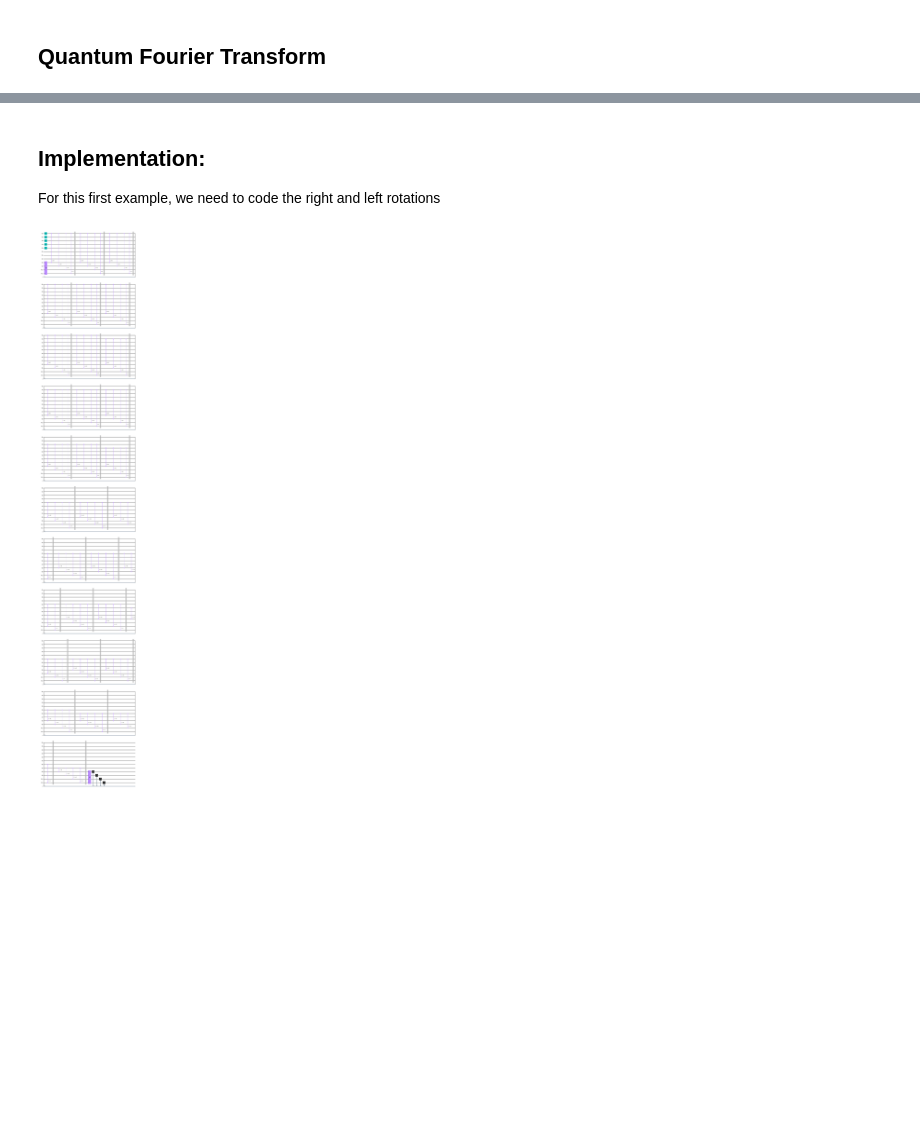
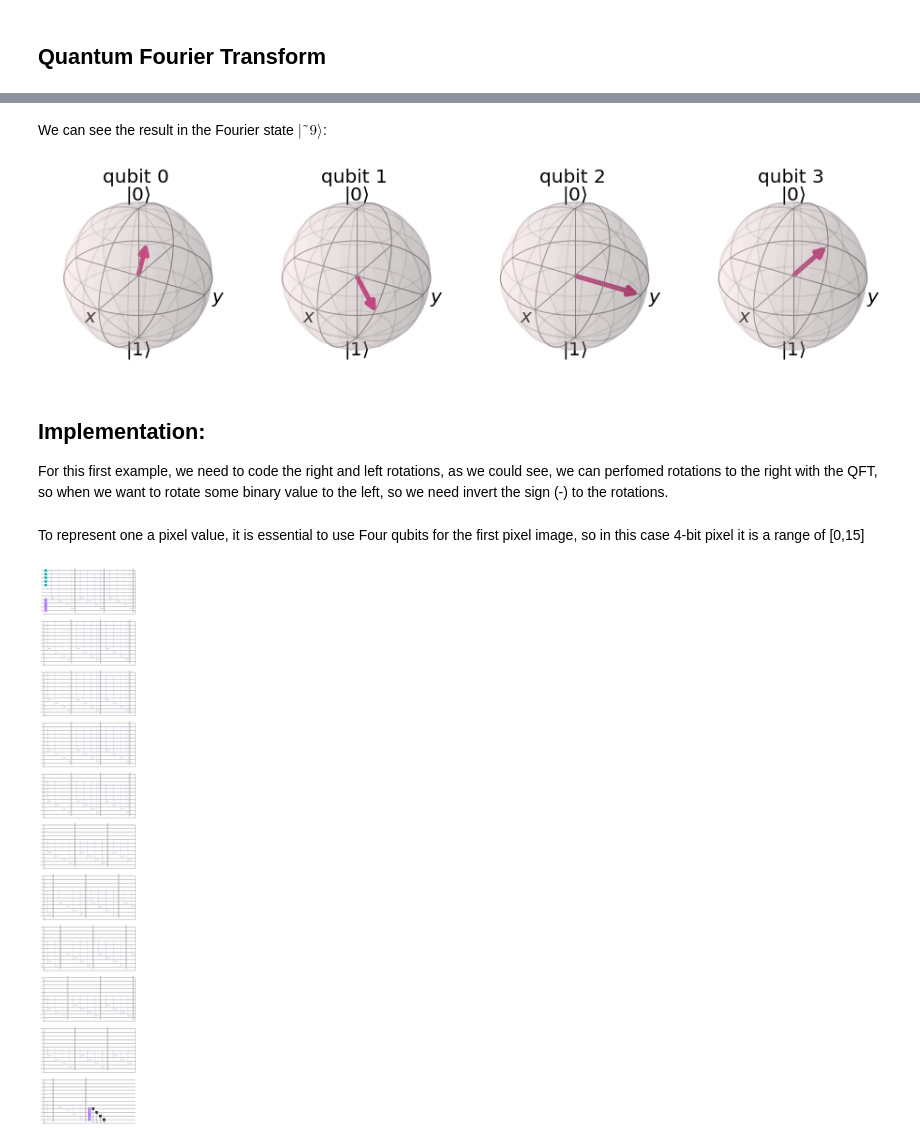
Before and after one commit to Miguelillnino/Quantum-Euclidean-Distance-for-Two-Images, a Jupyter notebook: Fourier-Rotations-Images-Miguel.ipynb, the cells around one changed output, grey strips where cells are left out. Saved outputs shown, nothing was run; the diff lists cells and outputs as text; code cells hidden in the pictures; blank space fills up the shorter version.

```diff
--- a/Fourier-Rotations-Images-Miguel.ipynb
+++ b/Fourier-Rotations-Images-Miguel.ipynb
@@ -53,6 +91,16 @@ SyntaxError: invalid syntax (<ipython-input-21-dc327dbc4767>, line 1)
+# %% [markdown]
+We can see the result in the Fourier state $|˜9⟩$:
+# %%
+sim = Aer.get_backend("aer_simulator")
+qc_init = qc.copy()
+qc_init.save_statevector()
+statevector = sim.run(qc_init).result().get_statevector()
+plot_bloch_multivector(qc)
+# %% [output]
+[figure, added]
 # %% [markdown]
 ## Implementation:
-For this first example, we need to code the right and left rotations
+For this first example, we need to code the right and left rotations, as we could see, we can perfomed rotations to the right with the QFT, so when we want to rotate some binary value to the left, so we need invert the sign (-) to the rotations.
 # %%
 def add_qubit(qc, q, sign = 1):
     if q > 3:
@@ -60,6 +108,8 @@ def add_qubit(qc, q, sign = 1):
 
     for indx, qb in enumerate(range(8,12)):
         qc.cu1(sign * pi / (2**(3 - indx)), q, qb)
+# %% [markdown]
+To represent one a pixel value, it is essential to use Four qubits for the first pixel image, so in this case 4-bit pixel it is a  range of [0,15]
 # %%
 # For 2 qubits per image
 # firstPart = 3
```
Also changed, not shown: parts of 9 cells of this notebook.
